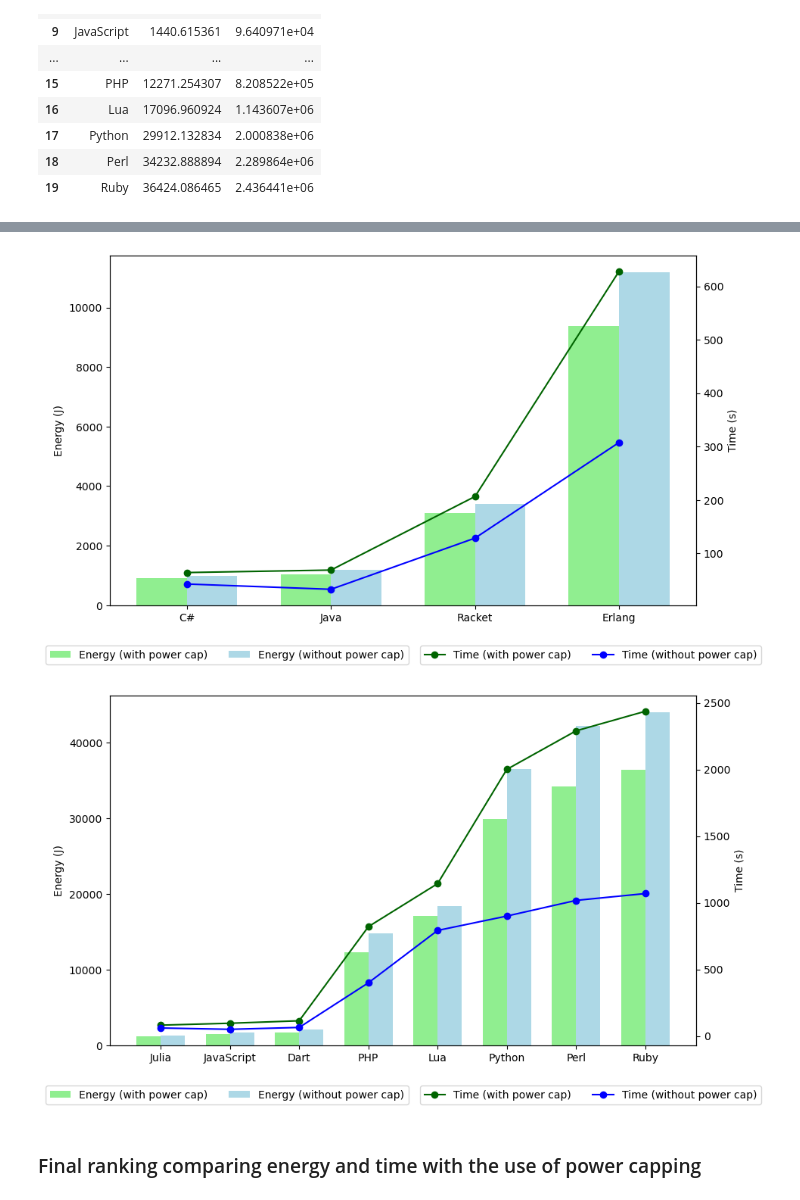
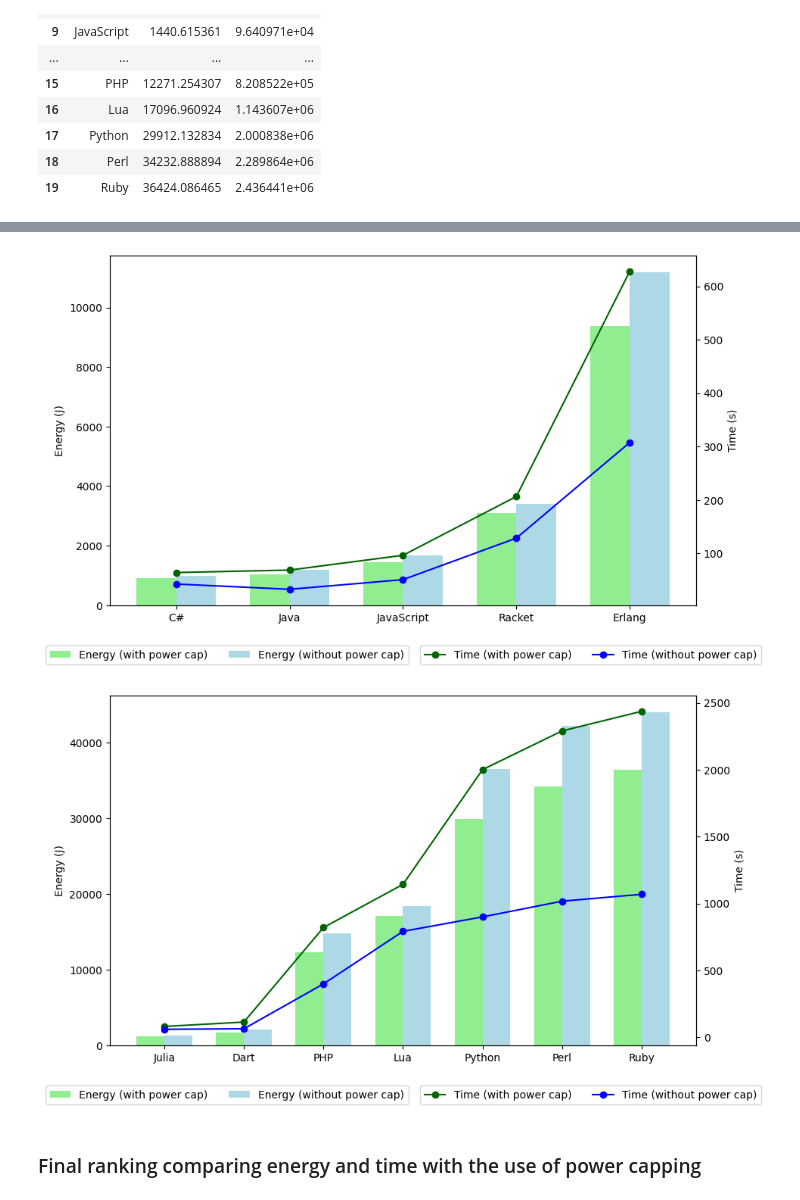
Before and after one commit to LuisMPSilva01/Energy-Languages-PowerCap, a Jupyter notebook: NoteBooks/statistics.ipynb, the cells around one changed output, grey strips where cells are left out. Cells and saved outputs as stored; diff of their text form; code cells hidden in the pictures.

```diff
--- a/NoteBooks/statistics.ipynb
+++ b/NoteBooks/statistics.ipynb
@@ -703,8 +697,8 @@ dataset_power_limit_15['Type'] = "undefined"
 
 # Categorize languages by type
 compiled_languages = ['Ada', 'C', 'C++', 'Go', 'Haskell', 'OCaml', 'Rust', 'Swift']
-interpreted_languages = ['Dart', 'JavaScript', 'Lua', 'Perl', 'PHP', 'Python', 'Ruby', 'Julia']
-vm_languages = ['C#', 'Erlang', 'Java', 'Racket']
+interpreted_languages = ['Dart', 'Lua', 'Perl', 'PHP', 'Python', 'Ruby', 'Julia']
+vm_languages = ['C#', 'Erlang', 'Java', 'JavaScript', 'Racket']
 
 dataset_power_no_limit.loc[dataset_power_no_limit['Language'].isin(compiled_languages), 'Type'] = "Compiled"
 dataset_power_no_limit.loc[dataset_power_no_limit['Language'].isin(interpreted_languages), 'Type'] = "Interpreted"
@@ -741,35 +735,35 @@ def plot_data(ax, energy_15, time_15, energy_minus_1, time_minus_1, label):
     ax2.plot(x, (time_minus_1['Time (ms)']/1000), color='blue', marker='o', label='Time (without power cap)')
 
     ax.set_xticks(x)
     ax.set_xticklabels(energy_15['Language'])
     ax.set_ylabel('Energy (J)')
     ax2.set_ylabel('Time (s)')
     # ax.set_title(label)
 
     # Adjust the legends to be side by side below the x-axis
     ax.legend(loc='upper center', bbox_to_anchor=(0.2, -0.1), ncol=2)
     ax2.legend(loc='upper center', bbox_to_anchor=(0.82, -0.1), ncol=2)
 
 # Create three separate figures
 fig1, ax1 = plt.subplots(figsize=(10, 6))
 fig2, ax2 = plt.subplots(figsize=(10, 6))
 fig3, ax3 = plt.subplots(figsize=(10, 6))
 
 # Plot data for Compiled
 plot_data(ax1, compiled_15_data, compiled_15_data, compiled_minus_1_data, compiled_minus_1_data, 'CLBG problems - Compiled')
 
 # Plot data for Virtual Machine
 plot_data(ax2, vm_15_data, vm_15_data, vm_minus_1_data, vm_minus_1_data, 'CLBG problems - Virtual Machine')
 
 # Plot data for Interpreted
 plot_data(ax3, interpreted_15_data, interpreted_15_data, interpreted_minus_1_data, interpreted_minus_1_data, 'CLBG problems - Interpreted')
 
 # Show the plots
 plt.show()
 # %% [output]
 [figure]
-[figure, old version]
+[figure, new version]
-[figure, old version]
+[figure, new version]
 # %% [markdown]
 ### Final ranking comparing energy and time with the use of power capping
 # %%
```
Also changed, not shown: parts of 18 cells of this notebook, 8 other files.
